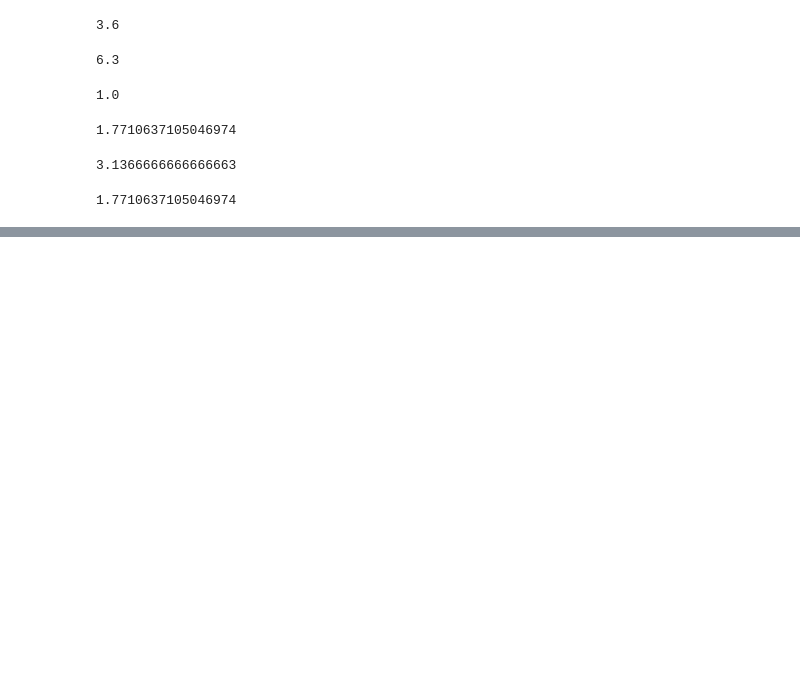
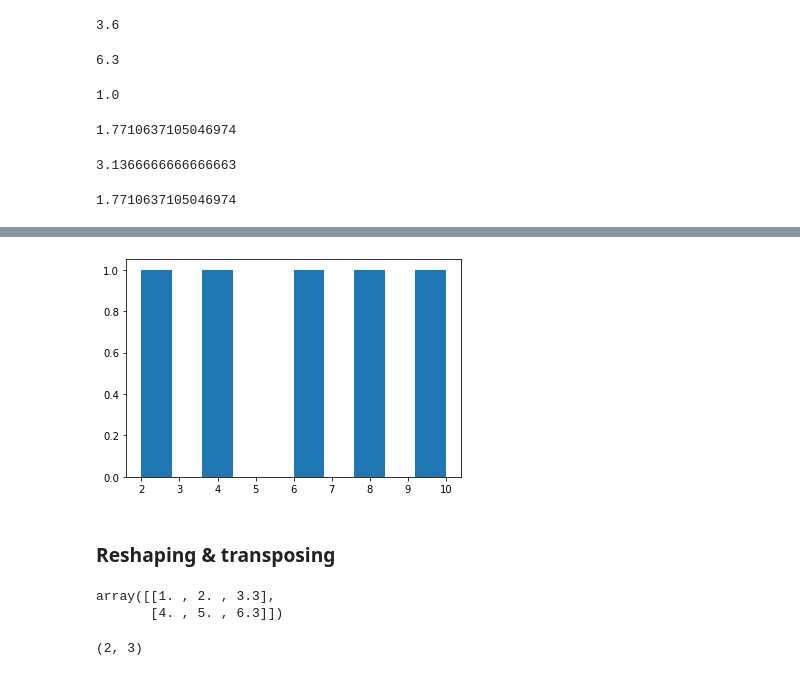
Before and after one commit to TonyHomsi/Complete-DataScience2021, a Jupyter notebook: Numpy/Introduction-to-numpy.ipynb, the cells around one changed output, grey strips where cells are left out. Drawn from its saved outputs; the diff is of its cells as text; code cells hidden in the pictures; blank space fills up the shorter version.

```diff
--- a/Numpy/Introduction-to-numpy.ipynb
+++ b/Numpy/Introduction-to-numpy.ipynb
@@ -448,0 +472,16 @@ standard_dev
+# %%
+plt.hist(low_var_array)
+plt.show()
+# %% [output]
+[figure, added]
+# %% [markdown]
+### Reshaping & transposing
+# %%
+a2
+# %% [output]
+array([[1. , 2. , 3.3],
+       [4. , 5. , 6.3]])
+# %%
+a2.shape
+# %% [output]
+(2, 3)
```
Also changed, not shown: parts of 66 cells of this notebook, 5 other files.
